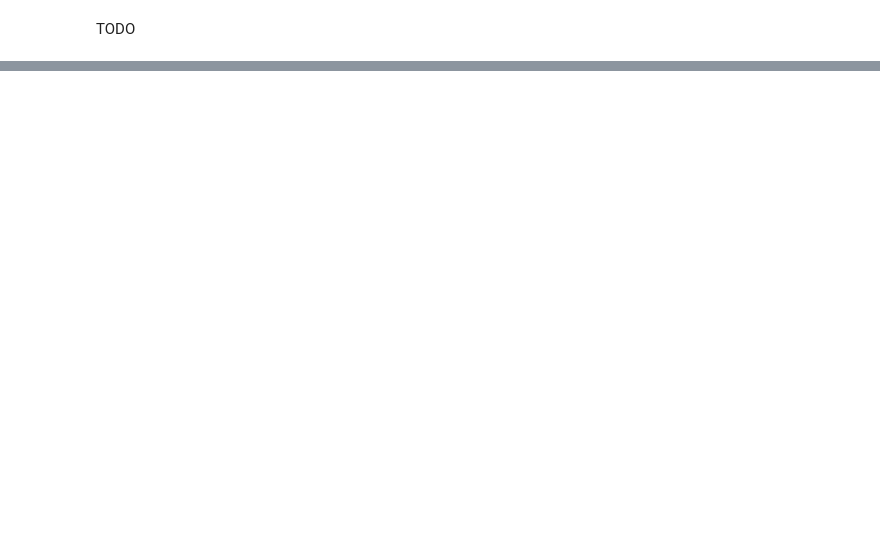
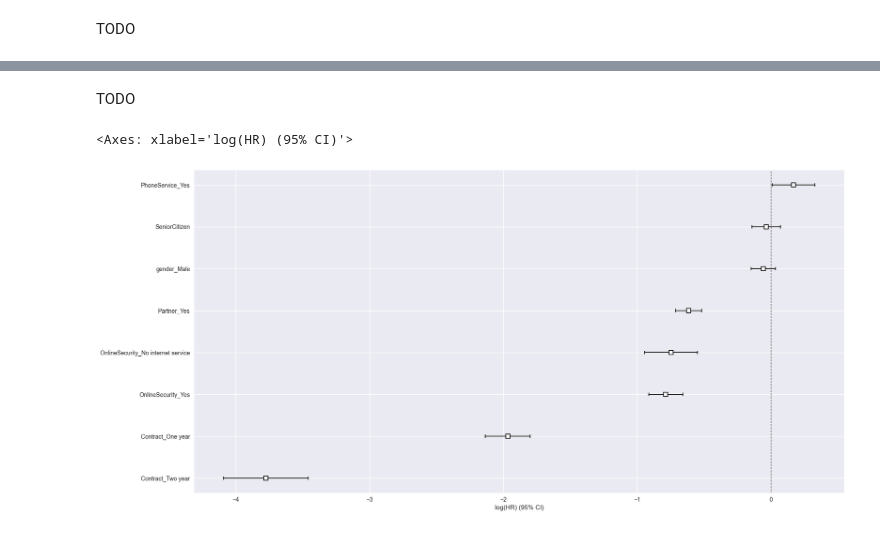
Before and after one commit to tng-konrad/time-series-with-Konrad, a Jupyter notebook: m05-survival-analysis.ipynb, the cells around one changed output, grey strips where cells are left out. Saved outputs shown, nothing was run; the diff lists cells and outputs as text; code cells hidden in the pictures; blank space fills up the shorter version.

```diff
--- a/m05-survival-analysis.ipynb
+++ b/m05-survival-analysis.ipynb
@@ -105,0 +162,13 @@ plt.title('Cumulative hazard function')
+# %%
+# process the data for Cox model
+id_col = df['customerID']; df.drop(['customerID', 'TotalCharges'], axis = 1, inplace = True)
+df = df[['gender', 'SeniorCitizen', 'Partner','tenure', 'churn', 'PhoneService', 'OnlineSecurity', 'Contract']]
+df = pd.get_dummies(df, drop_first = True)
+
+# split into training and test
+df_train, df_test =  df.iloc[:-10], df.iloc[-10:]
+
+
+cph = CoxPHFitter()
+
+cph.fit(df_train, duration_col='tenure', event_col='churn')
@@ -105,0 +203,7 @@ plt.title('Cumulative hazard function')
+# %% [markdown]
+TODO
+# %%
+cph.plot()
+# %% [output]
+<Axes: xlabel='log(HR) (95% CI)'>
+[figure, added]
```
Also changed, not shown: parts of 31 cells of this notebook, 1 other file.
